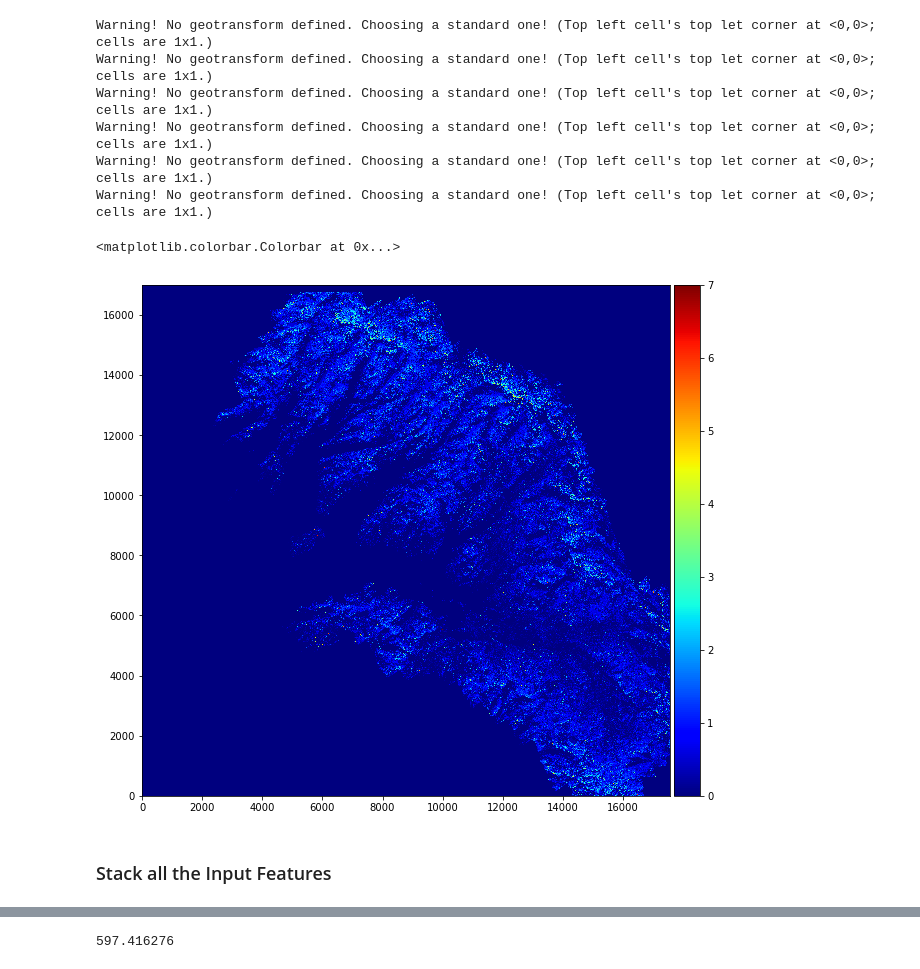
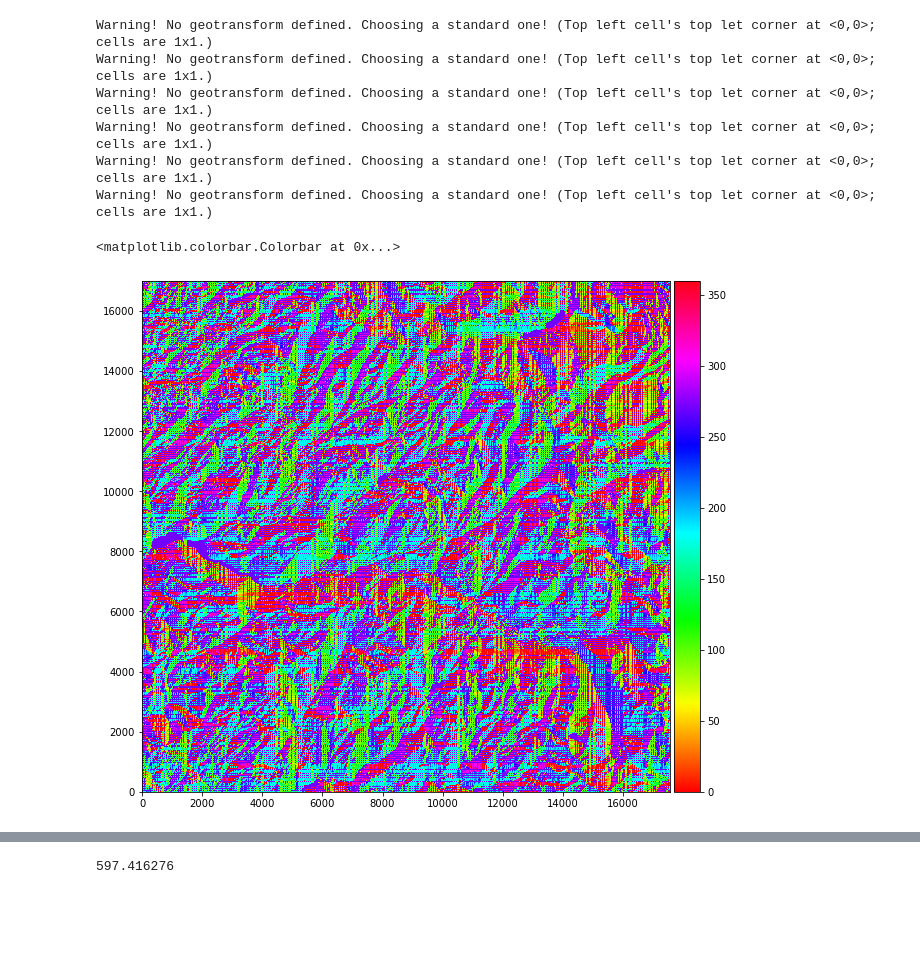
Before and after one commit to geohackweek/ghw2019_deepstac, a Jupyter notebook: notebooks/jag/01b_data_loader_netcdf.ipynb, the cells around one changed output, grey strips where cells are left out. Drawn from its saved outputs; the diff is of its cells as text; code cells hidden in the pictures; blank space fills up the shorter version.

```diff
--- a/notebooks/jag/01b_data_loader_netcdf.ipynb
+++ b/notebooks/jag/01b_data_loader_netcdf.ipynb
@@ -162,24 +162,22 @@ Warning! No geotransform defined. Choosing a standard one! (Top left cell's top
 # %%
 ### Visualize Features
 # %%
-feat_to_viz = 'snowdepth'
+feat_to_viz = 'aspect'
 
 plt.figure(figsize=(10,15))
 ax = plt.subplot(1,1,1)
 im = plt.imshow(
-    datos[feat_to_viz],
+    np.flipud(datos['feat_to_viz']),
     origin='lower',
-    cmap='jet'
+    cmap='hsv'
 #     vmin=0, vmax=360
 )
 # create an axes on the right side of ax. The width of cax will be 5%
 # of ax and the padding between cax and ax will be fixed at 0.05 inch.
 divider = make_axes_locatable(ax)
 cax = divider.append_axes("right", size="5%", pad=0.05)
 
 plt.colorbar(im, cax=cax)
 # %% [output]
 <matplotlib.colorbar.Colorbar at 0x...>
-[figure, old version]
+[figure, new version]
-# %% [markdown]
-### Stack all the Input Features
```
Also changed, not shown: parts of 5 cells of this notebook.
